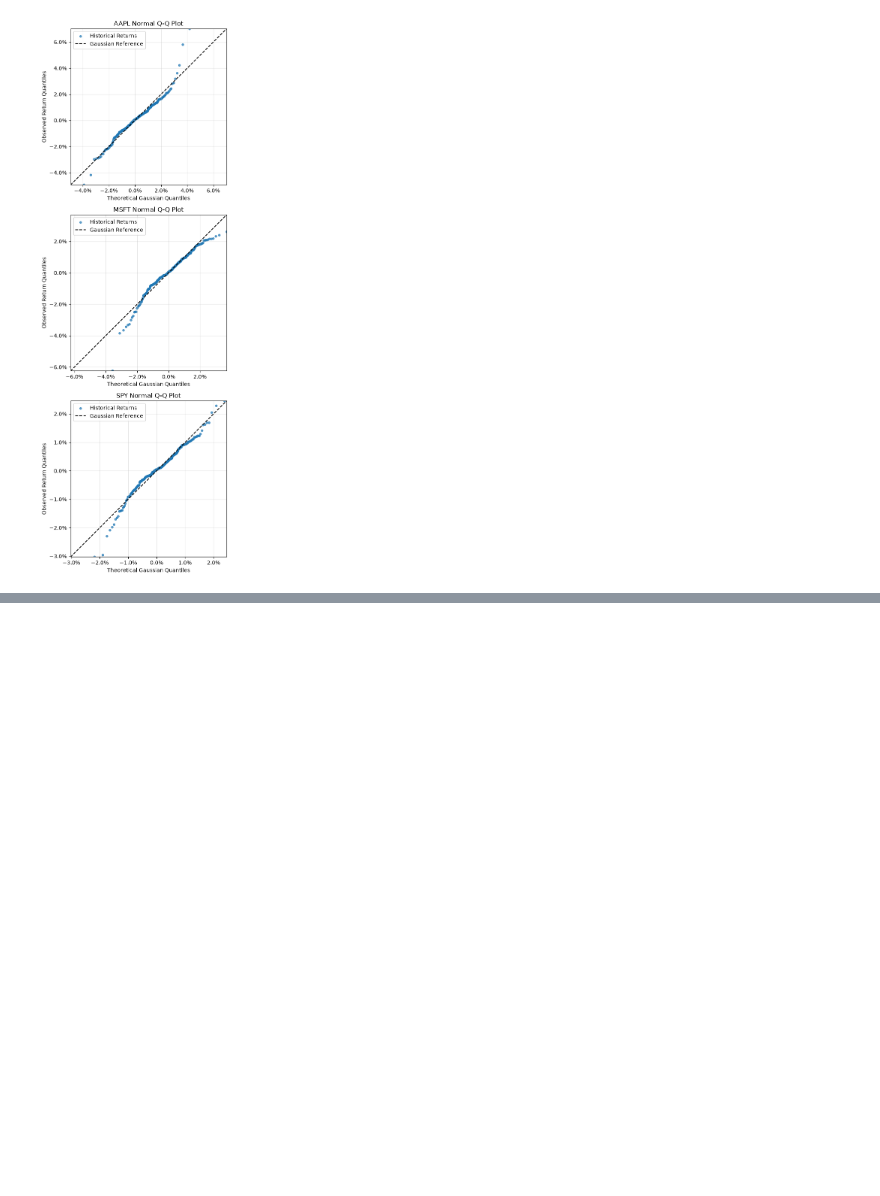
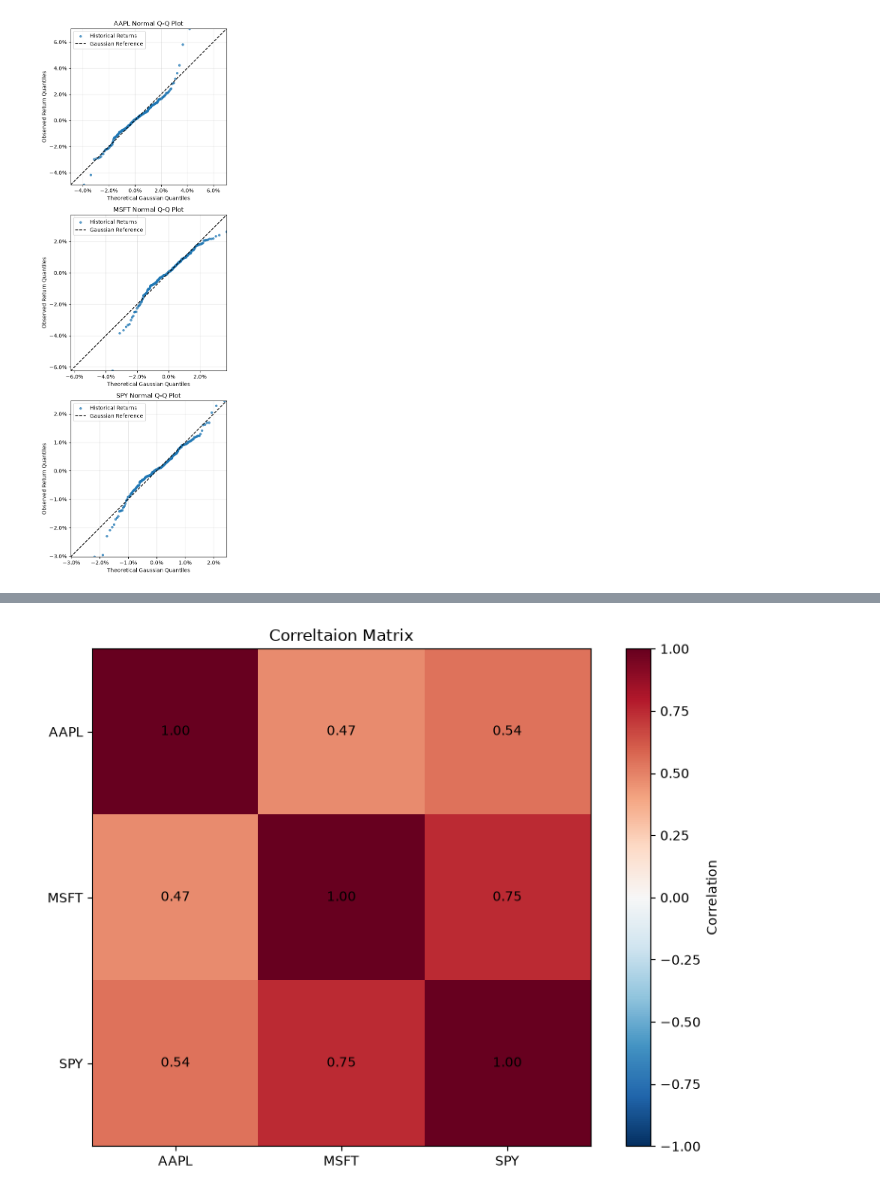
Before and after one commit to luisfelipegz/quantflux, a Jupyter notebook: notebooks/01_market_exploration.ipynb, the cells around one changed output, grey strips where cells are left out. Drawn from its saved outputs; the diff is of its cells as text; code cells hidden in the pictures; blank space fills up the shorter version.

Commit message:
feat: add covariance and correlation analysis

```diff
--- a/notebooks/01_market_exploration.ipynb
+++ b/notebooks/01_market_exploration.ipynb
@@ -464,0 +475,4 @@ fig, axes = plot_return_qq(market_data,tickers=["AAPL", "MSFT", "SPY"])
+# %%
+# Calculate the Pearson correlation matrix
+correlation = compute_return_correlation(market_data)
+correlation
@@ -464,0 +485,4 @@ fig, axes = plot_return_qq(market_data,tickers=["AAPL", "MSFT", "SPY"])
+# %%
+fig, ax = plot_correlation_heatmap(correlation)
+# %% [output]
+[figure, added]
```
Also changed, not shown: parts of 9 cells of this notebook, 4 other files.
